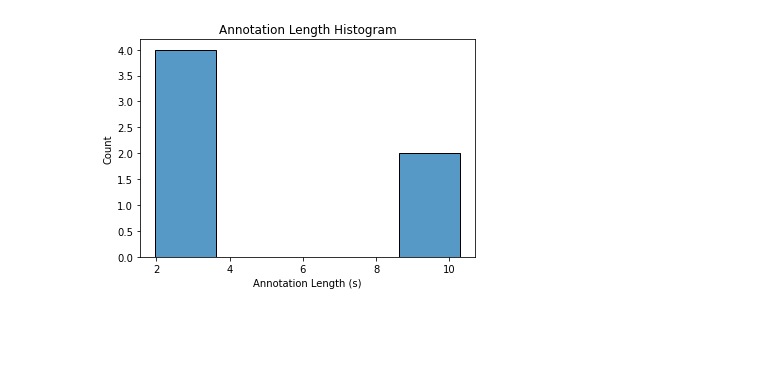
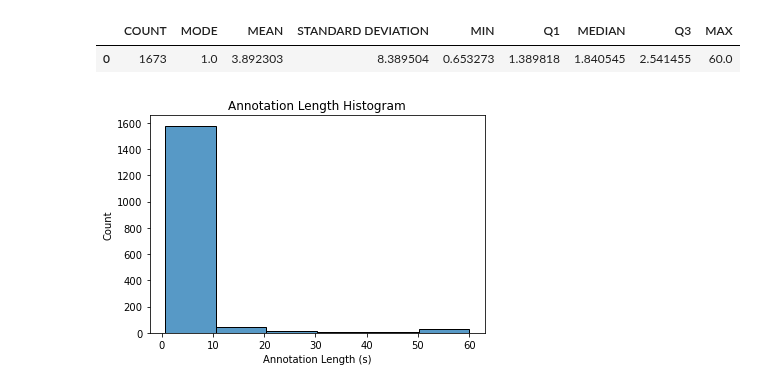
Before and after one commit to UCSD-E4E/PyHa, a Jupyter notebook: Annotation Histogram.ipynb, the cells around one changed output. Saved outputs shown, nothing was run; the diff lists cells and outputs as text; code cells hidden in the pictures; blank space fills up the shorter version.

```diff
--- a/Annotation Histogram.ipynb
+++ b/Annotation Histogram.ipynb
@@ -39,3 +39,11 @@ automated_df
 | 3 | ./TEST/ | ScreamingPiha2.wav | 0 | 33.933061 | 44100 | 18.578503 | 2.023197 | bird |
 | 4 | ./TEST/ | ScreamingPiha2.wav | 0 | 33.933061 | 44100 | 20.851837 | 10.281429 | bird |
 | 5 | ./TEST/ | ScreamingPiha2.wav | 0 | 33.933061 | 44100 | 31.337007 | 2.255170 | bird |
+# %%
+df1 = pd.read_csv("ANNOTATION_TEST/AM1_Flycatcher_Experiment_Labeled.csv")
+df2 = pd.read_csv("ANNOTATION_TEST/AM7_Flycatcher_Experiment_Labeled.csv")
+df3 = pd.read_csv("ANNOTATION_TEST/AM20_Flycatcher_Experiment_Labeled.csv")
+df4 = pd.read_csv("ANNOTATION_TEST/AMWWF5_Flycatcher_Experiment_Labeled.csv")
+df5 = pd.read_csv("ANNOTATION_TEST/Refined_AM3_Labels.csv")
+# %%
+df_combined = pd.concat([df1, df2, df3, df4, df5])
@@ -42,4 +66,9 @@ automated_df
+# %%
+annotation_duration_statistics(df_combined)
+# %% [output]
+|  | COUNT | MODE | MEAN | STANDARD DEVIATION | MIN | Q1 | MEDIAN | Q3 | MAX |
+| 0 | 1673 | 1.0 | 3.892303 | 8.389504 | 0.653273 | 1.389818 | 1.840545 | 2.541455 | 60.0 |
 # %%
-annotation_histogram(automated_df)
+annotation_histogram(df_combined)
 # %% [output]
-[figure, old version]
+[figure, new version]
```
Also changed, not shown: parts of 4 cells of this notebook, 6 other files.
